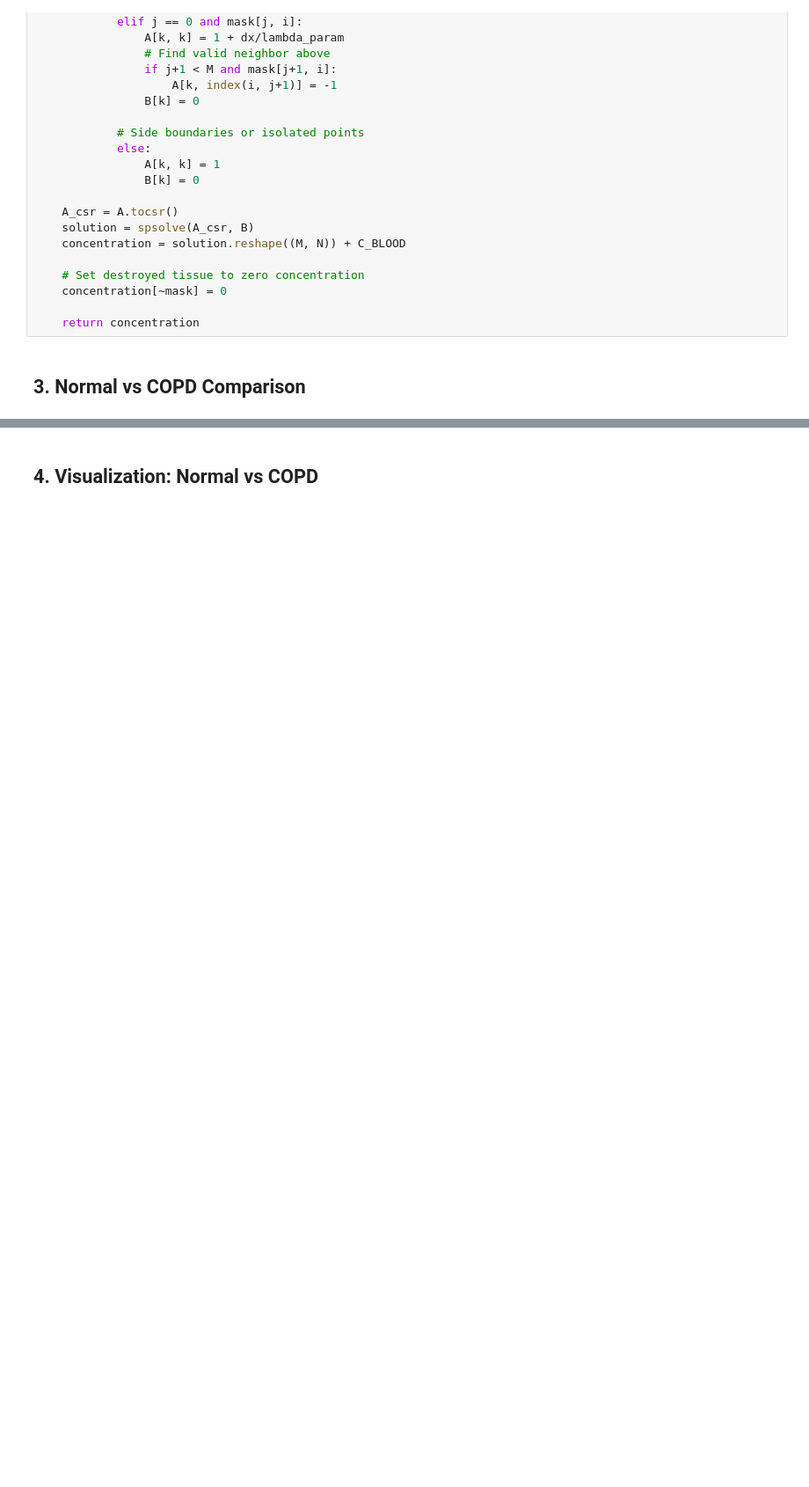
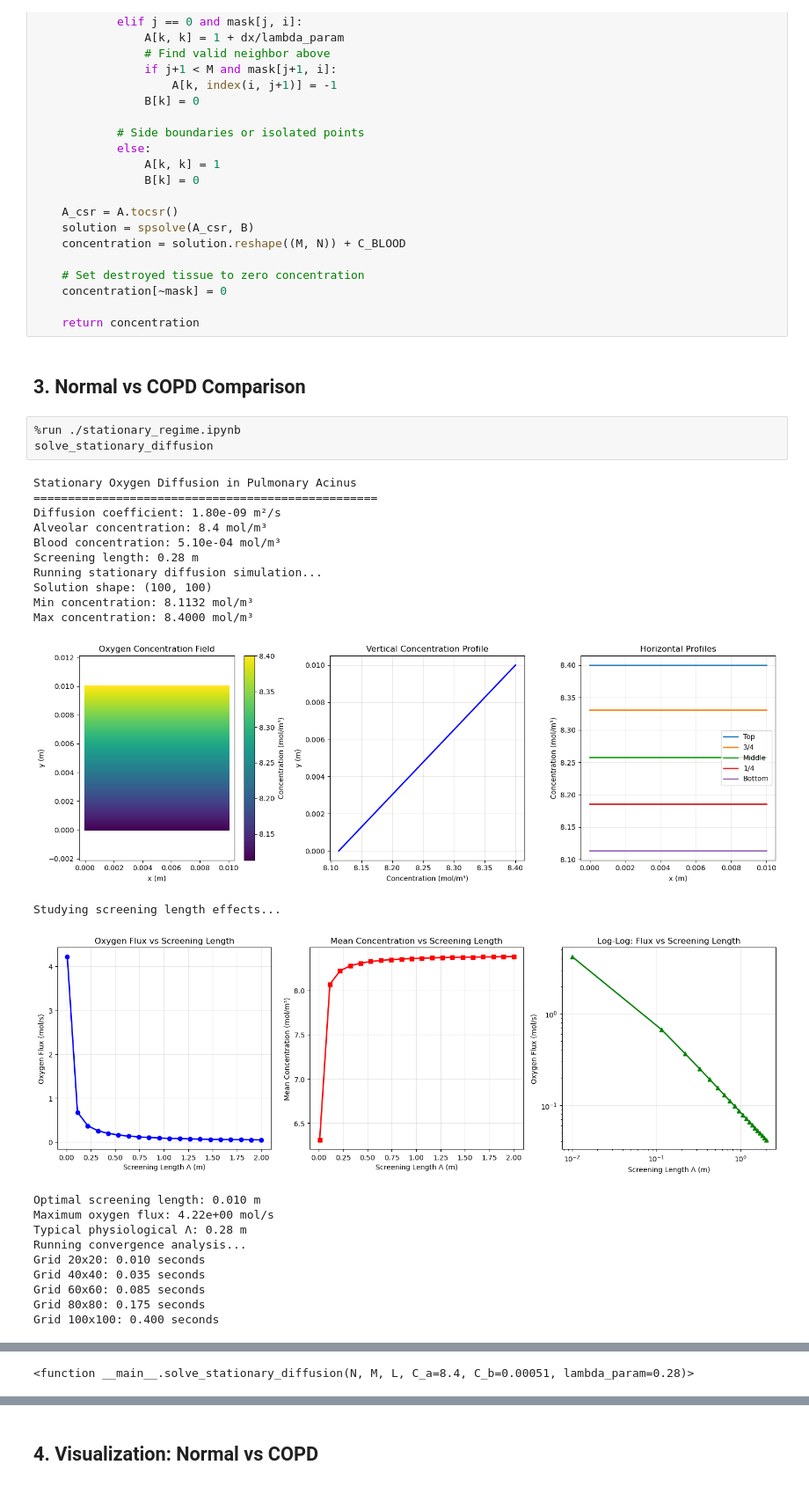
Before and after one commit to AnasSABBAHI/Biomedical-Engineering-Project, a Jupyter notebook: notebooks/03_bpco_pathology.ipynb, the cells around one changed output, grey strips where cells are left out. Shown: that part at 88% size. Saved outputs shown, nothing was run; the diff lists cells and outputs as text; blank space fills up the shorter version.

Commit message:
Update bpco_pathology.ipynb

```diff
--- a/notebooks/03_bpco_pathology.ipynb
+++ b/notebooks/03_bpco_pathology.ipynb
@@ -171,3 +171,29 @@ def solve_copd_diffusion(N, M, L, mask, lambda_param=LAMBDA_TYPICAL * COPD_LAMBD
     return concentration
 # %% [markdown]
 ## 3. Normal vs COPD Comparison
+# %%
+%run ./stationary_regime.ipynb
+solve_stationary_diffusion
+# %% [output]
+Stationary Oxygen Diffusion in Pulmonary Acinus
+==================================================
+Diffusion coefficient: 1.80e-09 m²/s
+Alveolar concentration: 8.4 mol/m³
+Blood concentration: 5.10e-04 mol/m³
+Screening length: 0.28 m
+Running stationary diffusion simulation...
+Solution shape: (100, 100)
+Min concentration: 8.1132 mol/m³
+Max concentration: 8.4000 mol/m³
+[figure, added]
+Studying screening length effects...
+[figure, added]
+Optimal screening length: 0.010 m
+Maximum oxygen flux: 4.22e+00 mol/s
+Typical physiological Λ: 0.28 m
+Running convergence analysis...
+Grid 20x20: 0.010 seconds
+Grid 40x40: 0.035 seconds
+Grid 60x60: 0.085 seconds
+Grid 80x80: 0.175 seconds
+Grid 100x100: 0.400 seconds
@@ -174,3 +220,4 @@ def solve_copd_diffusion(N, M, L, mask, lambda_param=LAMBDA_TYPICAL * COPD_LAMBD
+<function __main__.solve_stationary_diffusion(N, M, L, C_a=8.4, C_b=0.00051, lambda_param=0.28)>
 # %%
 # Parameters
 N, M = 100, 100
```
Also changed, not shown: parts of 8 cells of this notebook.
